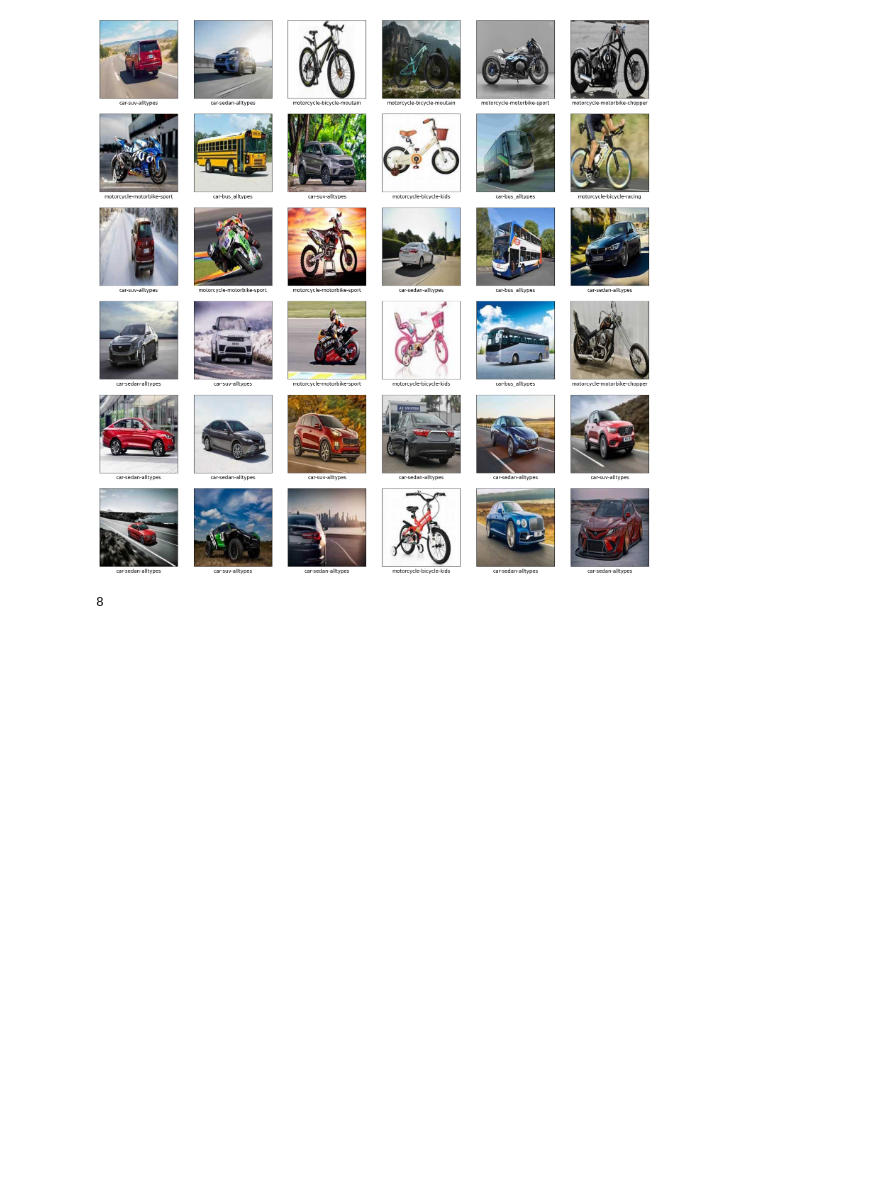
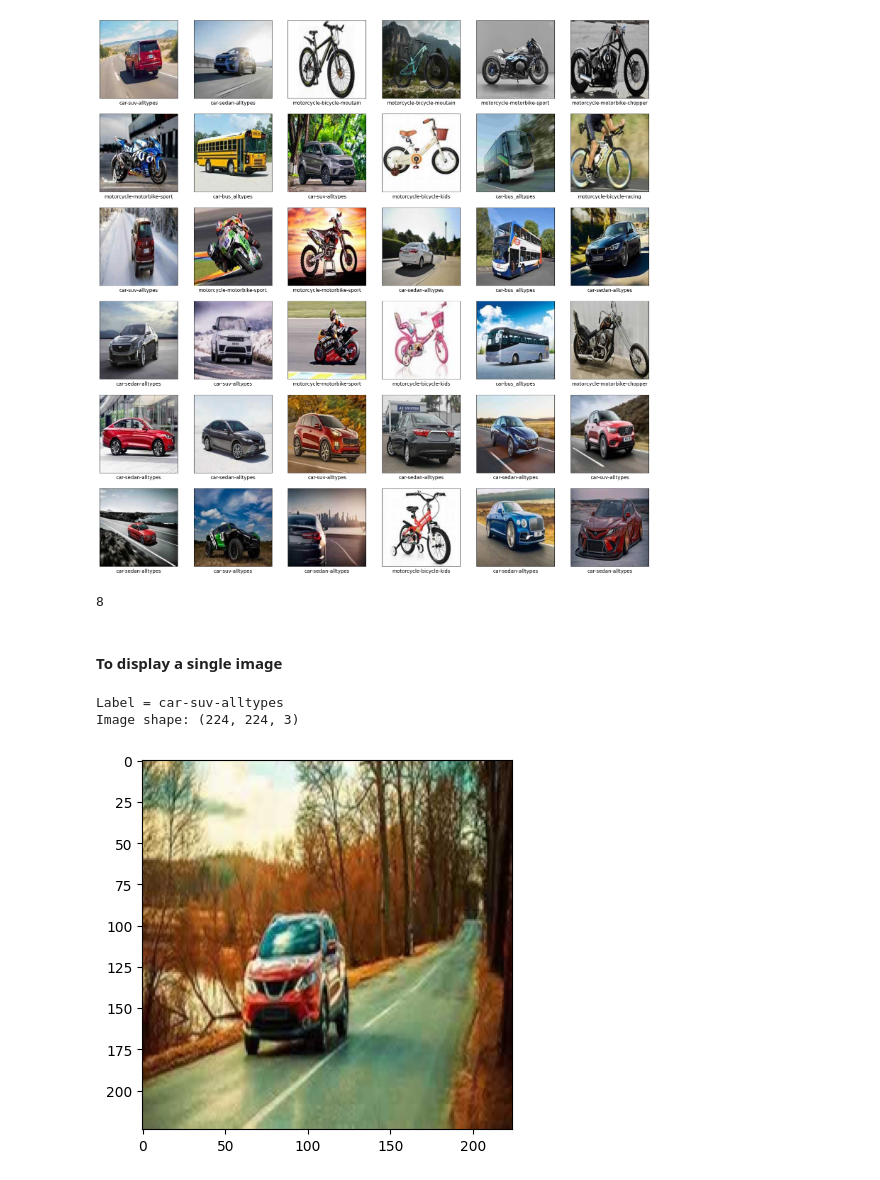
Before and after one commit to f-ssemwanga/vehicle-classification, a Jupyter notebook: deep-learning-project-Structure/02-prepare-dataset/01_create_car_h5_dataset_by_individual_brand.ipynb, the cells around one changed output. Drawn from its saved outputs; the diff is of its cells as text; code cells hidden in the pictures; blank space fills up the shorter version.

```diff
--- a/deep-learning-project-Structure/02-prepare-dataset/01_create_car_h5_dataset_by_individual_brand.ipynb
+++ b/deep-learning-project-Structure/02-prepare-dataset/01_create_car_h5_dataset_by_individual_brand.ipynb
@@ -144,3 +144,11 @@ number_of_classes = len(np.unique(labels))
 number_of_classes
 # %% [output]
 8
+# %% [markdown]
+#### To display a single image
+# %%
+display_image(data, labels, index=80)
+# %% [output]
+Label = car-suv-alltypes
+Image shape: (224, 224, 3)
+[figure, added]
```
Also changed, not shown: parts of 4 cells of this notebook, 2 other files.
